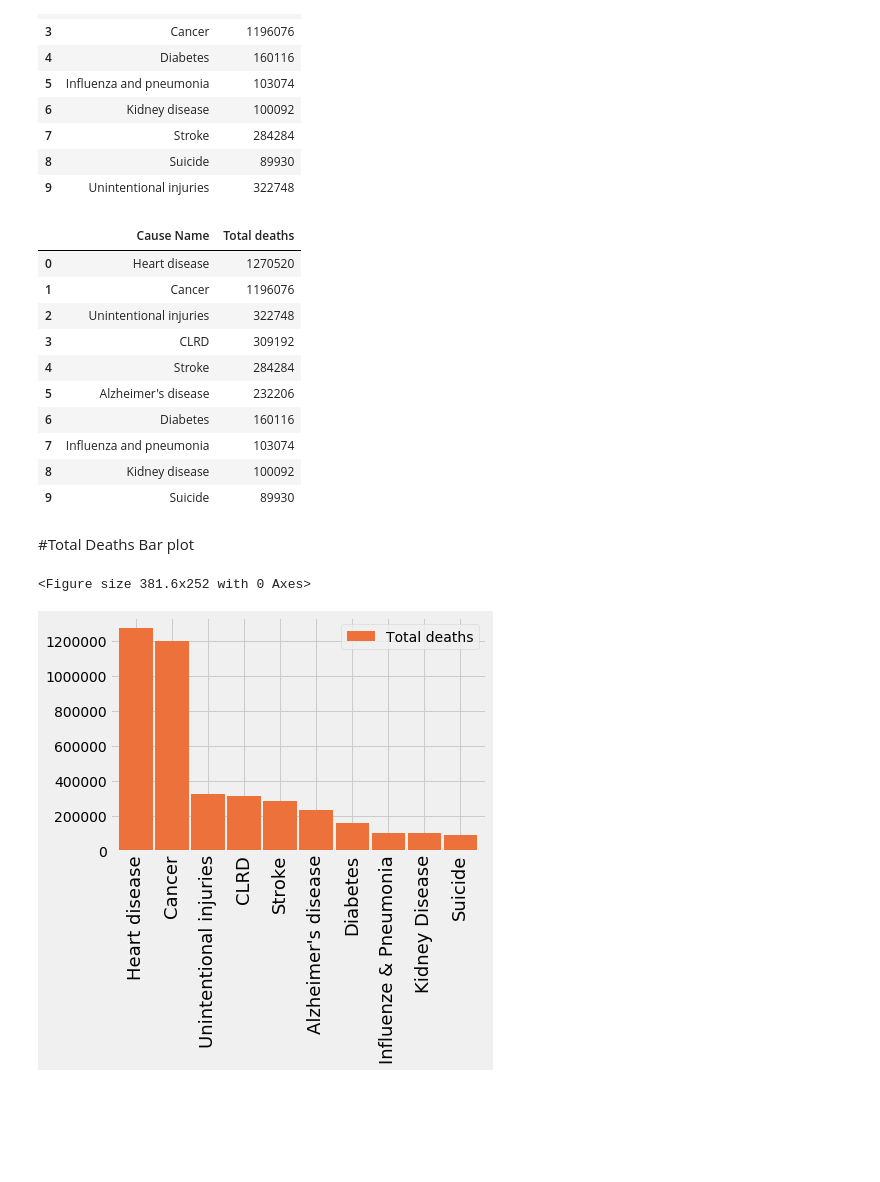
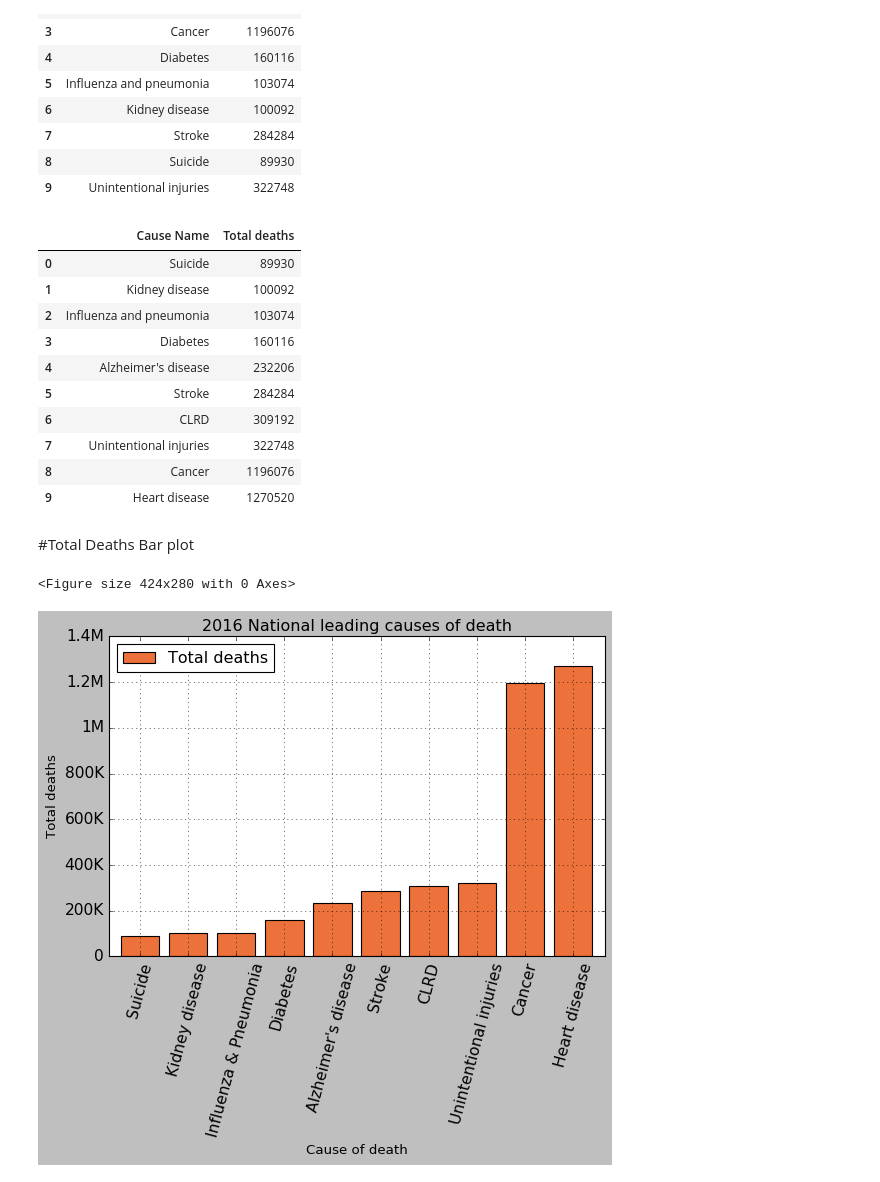
Before and after one commit to Rtrey29/Project1, a Jupyter notebook: DS_Project_1.ipynb, the cells around one changed output. Cells and saved outputs as stored; diff of their text form; code cells hidden in the pictures; blank space fills up the shorter version.

```diff
--- a/DS_Project_1.ipynb
+++ b/DS_Project_1.ipynb
@@ -216,35 +300,41 @@ dft
 | 8 | Suicide | 89930 |
 | 9 | Unintentional injuries | 322748 |
 # %%
-df_sort= dft.sort_values('Total deaths', ascending = False)
+df_sort= dft.sort_values('Total deaths', ascending = True)
 df_sort=df_sort.reset_index(drop=True)
 df_sort
 # %% [output]
 |  | Cause Name | Total deaths |
-| 0 | Heart disease | 1270520 |
-| 1 | Cancer | 1196076 |
-| 2 | Unintentional injuries | 322748 |
-| 3 | CLRD | 309192 |
-| 4 | Stroke | 284284 |
-| 5 | Alzheimer's disease | 232206 |
-| 6 | Diabetes | 160116 |
-| 7 | Influenza and pneumonia | 103074 |
-| 8 | Kidney disease | 100092 |
-| 9 | Suicide | 89930 |
+| 0 | Suicide | 89930 |
+| 1 | Kidney disease | 100092 |
+| 2 | Influenza and pneumonia | 103074 |
+| 3 | Diabetes | 160116 |
+| 4 | Alzheimer's disease | 232206 |
+| 5 | Stroke | 284284 |
+| 6 | CLRD | 309192 |
+| 7 | Unintentional injuries | 322748 |
+| 8 | Cancer | 1196076 |
+| 9 | Heart disease | 1270520 |
 # %% [markdown]
 #Total Deaths Bar plot
 # %%
-plt.style.use('fivethirtyeight');
+plt.style.use('classic');
 fig = plt.figure(figsize=(5.3,3.5));
 
 
 # plot, colors and bar width
-ax = df_sort.plot.bar(color='#ED713A', width = 0.925);
-x_ticks_labels = ['Heart disease', 'Cancer', 'Unintentional injuries', 'CLRD',
-          'Stroke', 'Alzheimer\'s disease', 'Diabetes', 'Influenze & Pneumonia',
-          'Kidney Disease', 'Suicide']
+ax = df_sort.plot.bar(color='#ED713A', title = '2016 National leading causes of death', width = 0.8,
+                       figsize=(8,5));
 
-ax.set_xticklabels(x_ticks_labels, fontsize=18);
+x_ticks_labels = ['Suicide', 'Kidney disease', 'Influenza & Pneumonia', 'Diabetes', 'Alzheimer\'s disease', 'Stroke', 'CLRD',
+          'Unintentional injuries', 'Cancer', 'Heart disease']
+y_ticks_labels = [0, '200K', '400K', '600K', '800K', '1M', '1.2M', '1.4M']
+ax.set_xticklabels(x_ticks_labels, fontsize=14, rotation='75');
+ax.set_yticklabels(y_ticks_labels, fontsize=14);
+ax.set_ylabel("Total deaths");
+ax.set_xlabel('Cause of death');
+plt.grid(True);
+plt.show();
 # %% [output]
-<Figure size 381.6x252 with 0 Axes>
+<Figure size 424x280 with 0 Axes>
-[figure, old version]
+[figure, new version]
```
Also changed, not shown: parts of 10 cells of this notebook.
